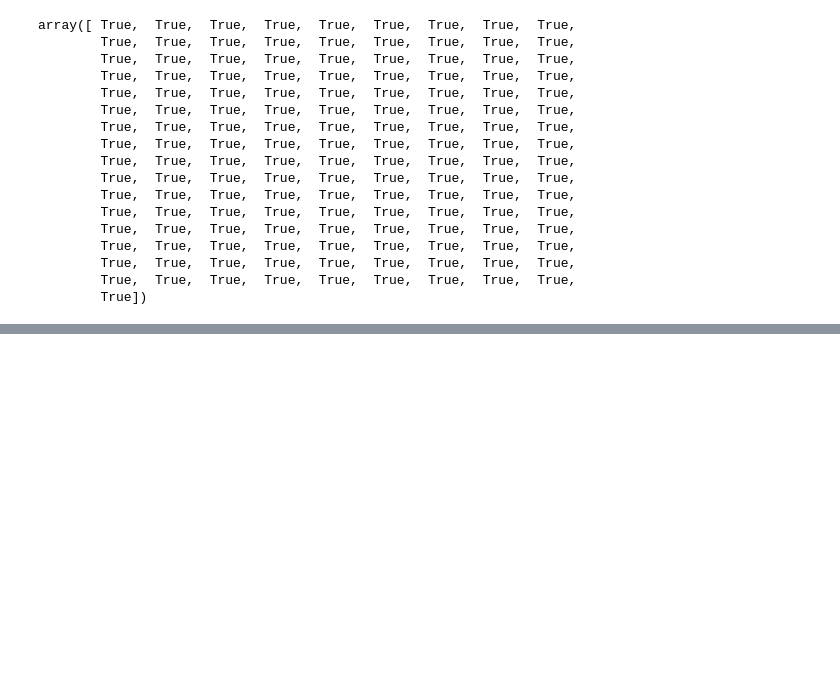
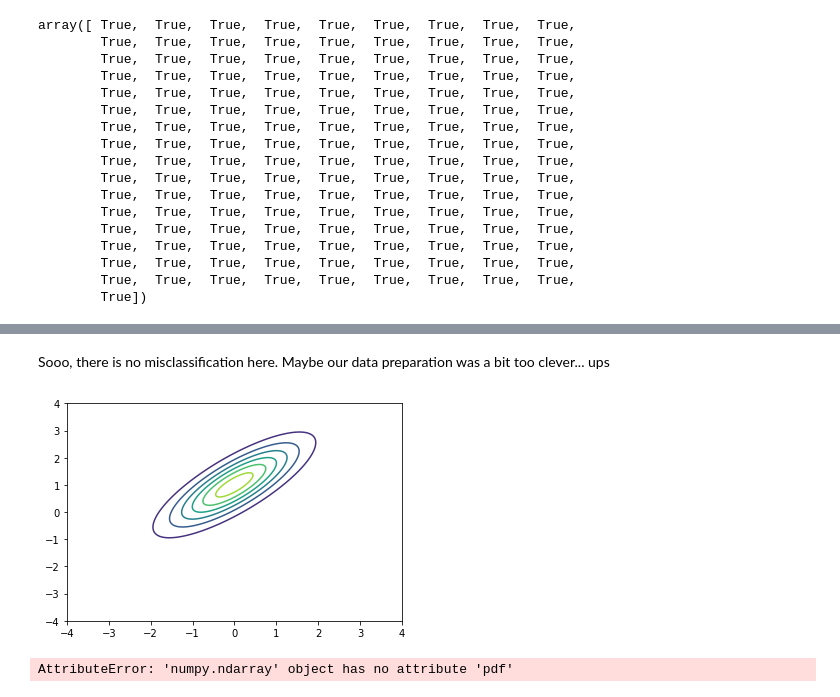
Before and after one commit to J-Gann/FML, a Jupyter notebook: ex02/Exercise 2.ipynb, the cells around one changed output, grey strips where cells are left out. Cells and saved outputs as stored; diff of their text form; code cells hidden in the pictures; blank space fills up the shorter version.

```diff
--- a/ex02/Exercise 2.ipynb
+++ b/ex02/Exercise 2.ipynb
@@ -211,0 +248,24 @@ array([ True,  True,  True,  True,  True,  True,  True,  True,  True,
+# %% [markdown]
+Sooo, there is no misclassification here. Maybe our data preparation was a bit too clever... ups
+# %%
+import matplotlib.pyplot as plt
+import numpy as np
+from   scipy.stats import multivariate_normal
+
+
+N    = 200
+X    = np.linspace(-4, 4, N)
+Y    = np.linspace(-4, 4, N)
+X, Y = np.meshgrid(X, Y)
+pos  = np.dstack((X, Y))
+rv   = multivariate_normal([0, 1], [[1, 0.8], [0.8, 1]])
+Z    = rv.pdf(pos)
+
+plt.contour(X, Y, Z)
+plt.show()
+# %% [output]
+[figure, added]
+# %%
+help(np.array([]).pdf)
+# %% [output]
+AttributeError: 'numpy.ndarray' object has no attribute 'pdf'
```
Also changed, not shown: parts of 6 cells of this notebook.
